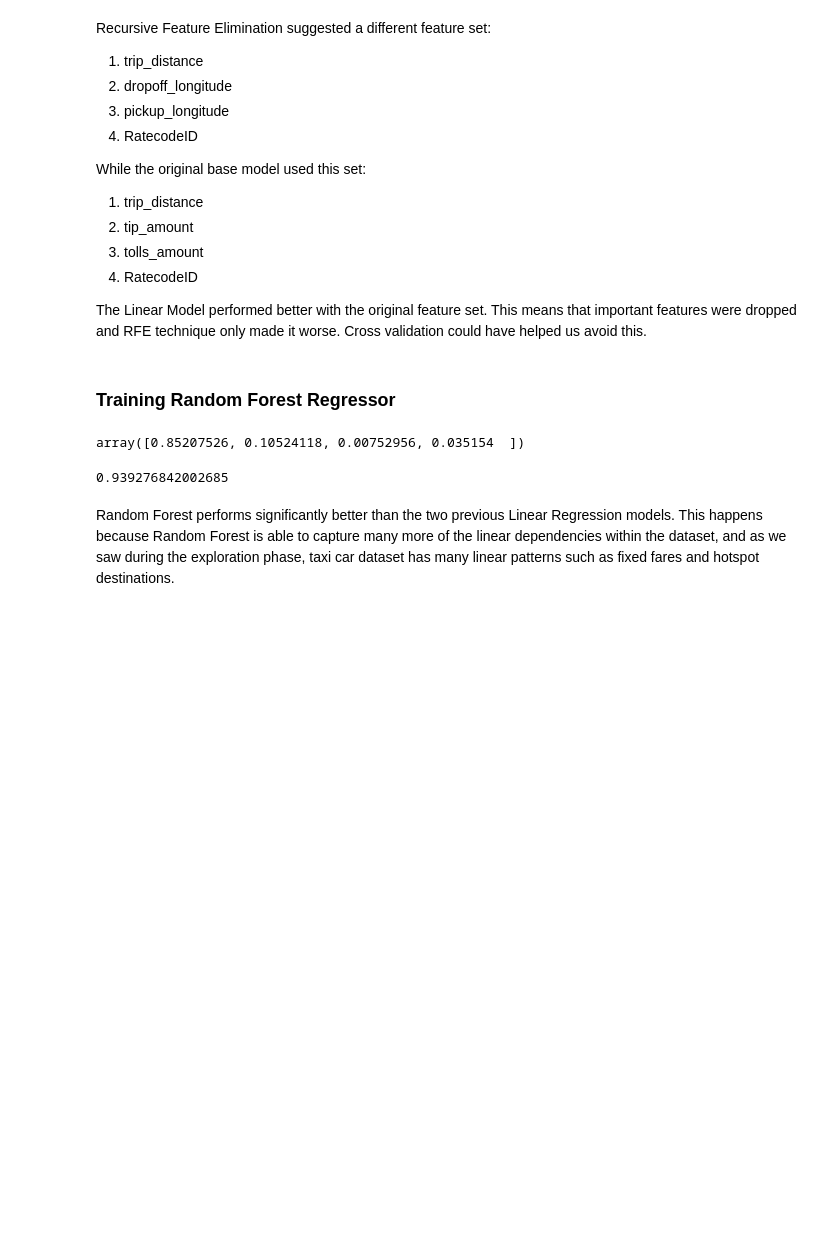
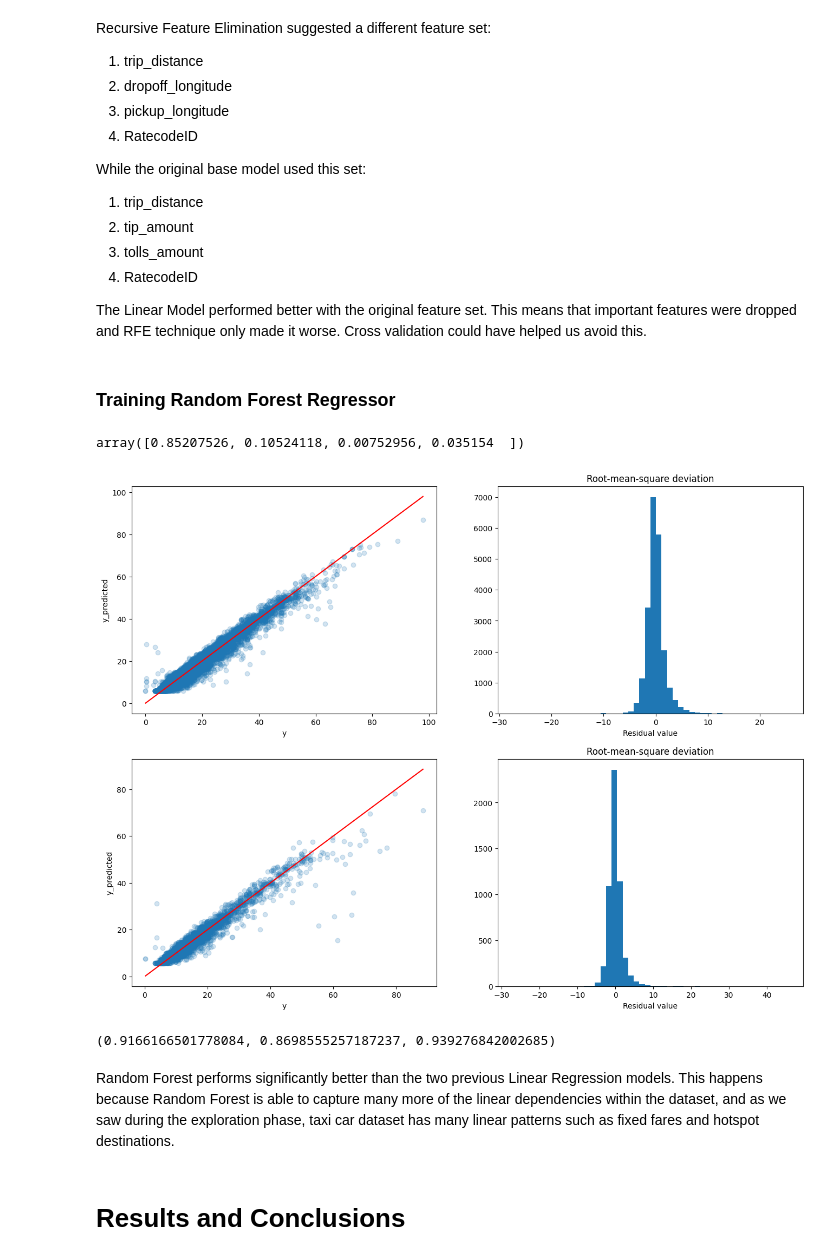
Before and after one commit to t3ch123/reimagined-computing-machine, a Jupyter notebook: notebook.ipynb, the cells around one changed output. Saved outputs shown, nothing was run; the diff lists cells and outputs as text; code cells hidden in the pictures; blank space fills up the shorter version.

Commit message:
First draft

```diff
--- a/notebook.ipynb
+++ b/notebook.ipynb
@@ -648,9 +697,23 @@ forest.fit(X, y)
 forest.feature_importances_
 # %% [output]
 array([0.85207526, 0.10524118, 0.00752956, 0.035154  ])
+# %%
+y_train_predicted_2 = forest.predict(X)
+y_test_predicted_2 = forest.predict(X_test)
+
+_, axis = plt.subplots(2, 2, figsize=(16, 12))
+plot_actual_vs_predicted(y, y_train_predicted_2, axis[0][0])
+plot_actual_vs_predicted(y_test, y_test_predicted_2, axis[1][0])
+
+plot_residuals_hist(y, y_train_predicted_2, axis[0][1])
+plot_residuals_hist(y_test, y_test_predicted_2, axis[1][1])
+# %% [output]
+[figure, added]
 # %%
-forest.score(X_test, y_test)
+first_score, second_score, forest.score(X_test, y_test)
 # %% [output]
-0.939276842002685
+(0.9166166501778084, 0.8698555257187237, 0.939276842002685)
 # %% [markdown]
 Random Forest performs significantly better than the two previous Linear Regression models. This happens because Random Forest is able to capture many more of the linear dependencies within the dataset, and as we saw during the exploration phase, taxi car dataset has many linear patterns such as fixed fares and hotspot destinations.
+# %% [markdown]
+# Results and Conclusions
```
Also changed, not shown: parts of 23 cells of this notebook.
